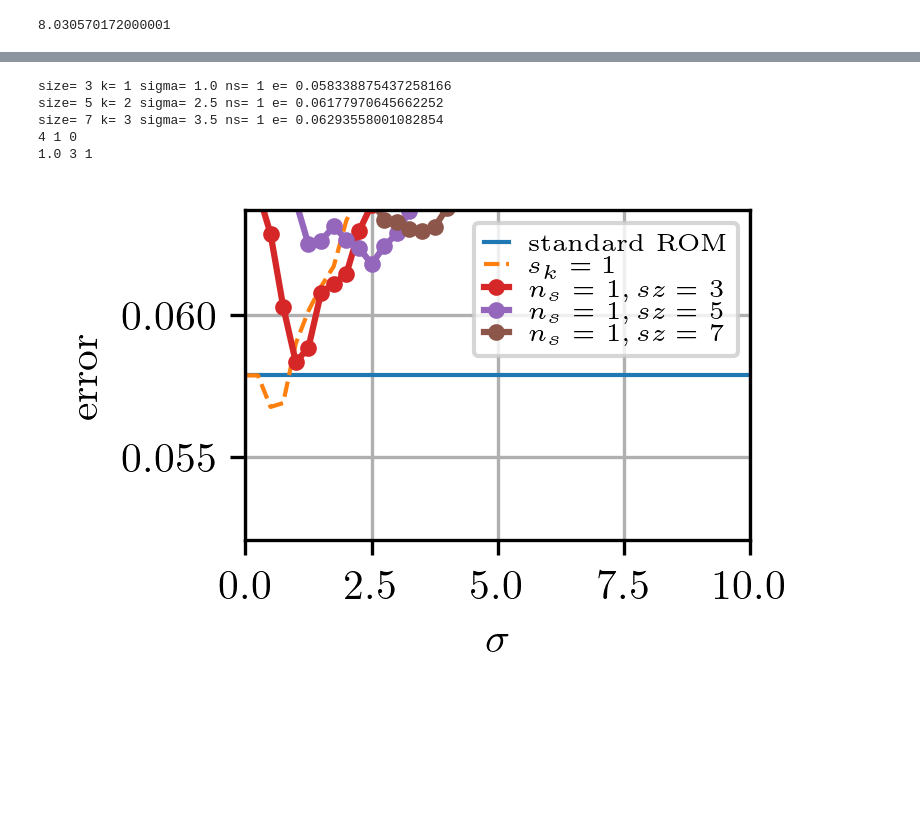
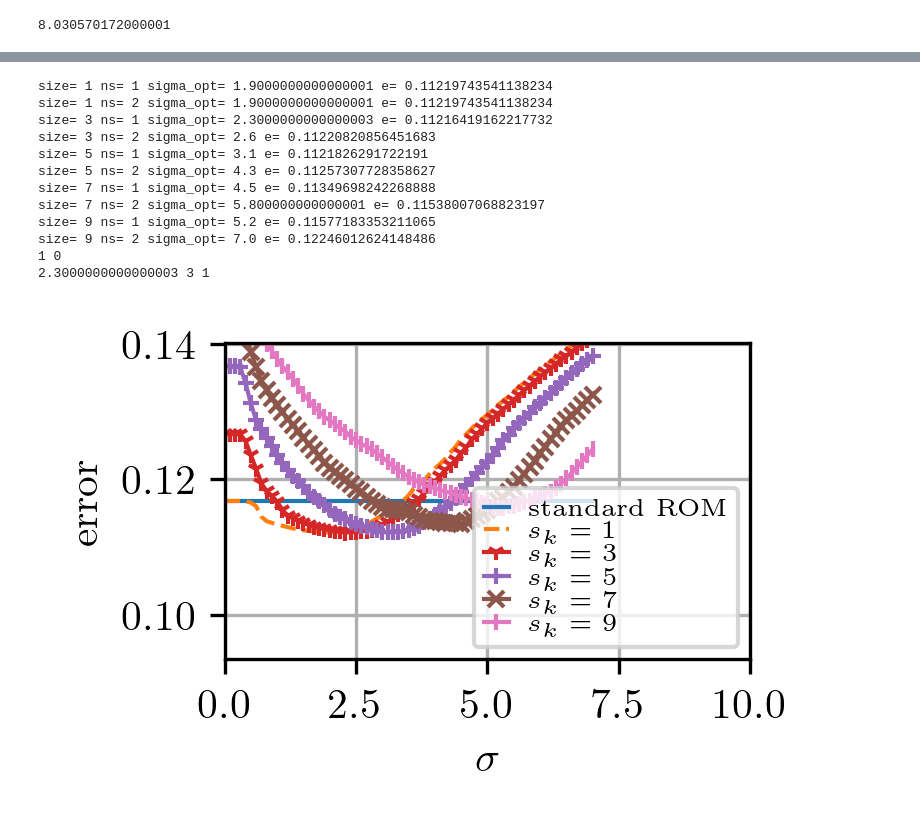
Before and after one commit to flabowski/POD-ROM-and-gaussian-convolution, a Jupyter notebook: notebooks/dam break.ipynb, the cells around one changed output, grey strips where cells are left out. Cells and saved outputs as stored; diff of their text form; code cells hidden in the pictures; blank space fills up the shorter version.

```diff
--- a/notebooks/dam break.ipynb
+++ b/notebooks/dam break.ipynb
@@ -244,0 +334,4 @@ from datetime import datetime
+# %%
+sgm = 5.75
+sz = 7
+ns = 2
@@ -244,0 +414,16 @@ from datetime import datetime
+# %%
+reg = RegularGrid()
+pod = POD(rank=rank)
+db = Database(p_train, u_train_grid.T)
+rom = ROM(db, pod, reg)
+rom.fit()
+u_ROM = rom.predict(p_test).T
+for j in range(len(p_test)):
+    if apply_threshold:
+        u_ROM[:, j] = threshold(u_ROM[:, j])
+    rmw = u_ROM[:, j].reshape(gridded_shape)
+    rmw[is_wall] = 0.5
+    u_ROM[:, j] = rmw.ravel()
+
+e_ROM = np.mean((u_ROM-u_test_grid)**2, axis=0)**.5
+print(e_ROM.shape)
@@ -284,45 +468,59 @@ for i, sgm in enumerate(sigmas):
 # %%
 #plt.plot(sigmas, e2, label="smooth ROM")
 fig, ax = plt.subplots(figsize=(page_width_in/2, page_width_in/3))
 plt.plot(sigmas, np.ones_like(sigmas)*np.mean(e_ROM), lw=1, label="standard ROM")
-colors = ["C2", "C3", "C4", "C5", "C6"]
+colors = ["C2", "C3", "C4", "C5", "C6", "C7", "C8"]
 marker = [".", "1", "+", "x", "|", "_", "0"]
 plt.plot(sigmas, np.mean(e_sROMs[:, 0, 0], axis=1), "C1--", lw=1, label="$s_k=1$")
+e_opt = 1e9
+k_opt, l_opt = 1, 0
+sgm = 0
 for k, sz in enumerate(size_filter):
     #sz = size_filter[k]
-    if k in [1, 2, 3, 4]:
-        l = 0
-        #plt.plot(sigmas, e_sROMs[:, k, 0], color=colors[k], marker=marker[k], ms=4, ls="-", lw=1, label="$s_k=${:2d}".format(sz))
-        plt.plot(sigmas, np.mean(e_sROMs[:, k, 0], axis=1), color=colors[k], marker="o", ms=3, ls="-", label="$n_s = ${:2d}$, sz=${:2d}".format(1, sz))
+    if k in [1, 2, 3, 4, 5]:
+        plt.plot(sigmas, np.mean(e_sROMs[:, k, 0], axis=1), color=colors[k], marker=marker[k], ms=4, ls="-", lw=1, label="$s_k=${:2d}".format(sz))
+       # plt.plot(sigmas, np.mean(e_sROMs[:, k, 0], axis=1), color=colors[k], marker="o", ms=3, ls="-", label="$n_s = ${:2d}$, sz=${:2d}".format(1, sz))
         #plt.plot(sigmas, np.mean(e_sROMs[:, k, 1], axis=1), color=colors[k], marker="X", ms=3, ls="--", label="$n_s = ${:2d}$, sz=${:2d}".format(2, sz))
         #plt.plot(sigmas, np.mean(e_sROMs[:, k, 2], axis=1), color=colors[k], marker="+", ms=3, ls=":", label="$n_s = ${:2d}$, sz=${:2d}".format(3, sz))
         # plt.plot(sigmas, np.max(e_sROMs[:, k, 0], axis=1), color=colors[k], marker="o", ms=3, ls="-", label="$n_s = ${:2d}$, sz=${:2d}".format(1, sz))
         # plt.plot(sigmas, np.min(e_sROMs[:, k, 1], axis=1), color=colors[k], marker="X", ms=3, ls="--", label="$n_s = ${:2d}$, sz=${:2d}".format(2, sz))
         # plt.plot(sigmas, np.min(e_sROMs[:, k, 2], axis=1), color=colors[k], marker="+", ms=3, ls=":", label="$n_s = ${:2d}$, sz=${:2d}".format(3, sz))
+
+    for l, ns in enumerate(n_sharpenings):
         ind = np.argmin(np.mean(e_sROMs[:, k, l], axis=1))
-        print("size=", sz, "k=",k,"sigma=", sigmas[ind], "ns=", 1, "e=", np.mean(e_sROMs[ind, k, l, :]))
+        e = np.mean(e_sROMs[ind, k, l, :])
+        print("size=", sz, "ns=", ns, "sigma_opt=", sigmas[ind], "e=", e)
+        if e < e_opt:
+            k_opt = k
+            l_opt = l
+            sgm = sigmas[ind]
+            e_opt = e
 plt.legend()
 # plt.ylim([0.015, .025])
 # plt.ylim([0.03, .04])
 #plt.ylim([0.015, .02])
 plt.ylim([np.min(np.mean(e_sROMs, axis=-1))*0.95, np.mean(e_ROM)*1.1])
-plt.ylim([np.mean(e_ROM)*0.9, np.mean(e_ROM)*1.1])
+plt.ylim([np.mean(e_ROM)*0.8, np.mean(e_ROM)*1.2])
 plt.xlim([0, 10])
 plt.xlabel("$\sigma$")
 plt.ylabel("error")
 plt.grid()
 
-k, l = 1, 0
-i = np.argmin(np.mean(e_sROMs[:, k, l], axis=-1))
-sgm = sigmas[i]
-sz = size_filter[k]
-ns = n_sharpenings[l]
-print(i, k, l)
+sz = size_filter[k_opt]
+ns = n_sharpenings[l_opt]
+print(k_opt, l_opt)
 print(sgm, sz, ns)
 # %% [output]
-size= 3 k= 1 sigma= 1.0 ns= 1 e= 0.058338875437258166
-size= 5 k= 2 sigma= 2.5 ns= 1 e= 0.06177970645662252
-size= 7 k= 3 sigma= 3.5 ns= 1 e= 0.06293558001082854
-4 1 0
-1.0 3 1
+size= 1 ns= 1 sigma_opt= 1.9000000000000001 e= 0.11219743541138234
+size= 1 ns= 2 sigma_opt= 1.9000000000000001 e= 0.11219743541138234
+size= 3 ns= 1 sigma_opt= 2.3000000000000003 e= 0.11216419162217732
+size= 3 ns= 2 sigma_opt= 2.6 e= 0.11220820856451683
+size= 5 ns= 1 sigma_opt= 3.1 e= 0.1121826291722191
+size= 5 ns= 2 sigma_opt= 4.3 e= 0.11257307728358627
+size= 7 ns= 1 sigma_opt= 4.5 e= 0.11349698242268888
+size= 7 ns= 2 sigma_opt= 5.800000000000001 e= 0.11538007068823197
+size= 9 ns= 1 sigma_opt= 5.2 e= 0.11577183353211065
+size= 9 ns= 2 sigma_opt= 7.0 e= 0.12246012624148486
+1 0
+2.3000000000000003 3 1
-[figure, old version]
+[figure, new version]
```
Also changed, not shown: parts of 32 cells of this notebook, 1 other file.
